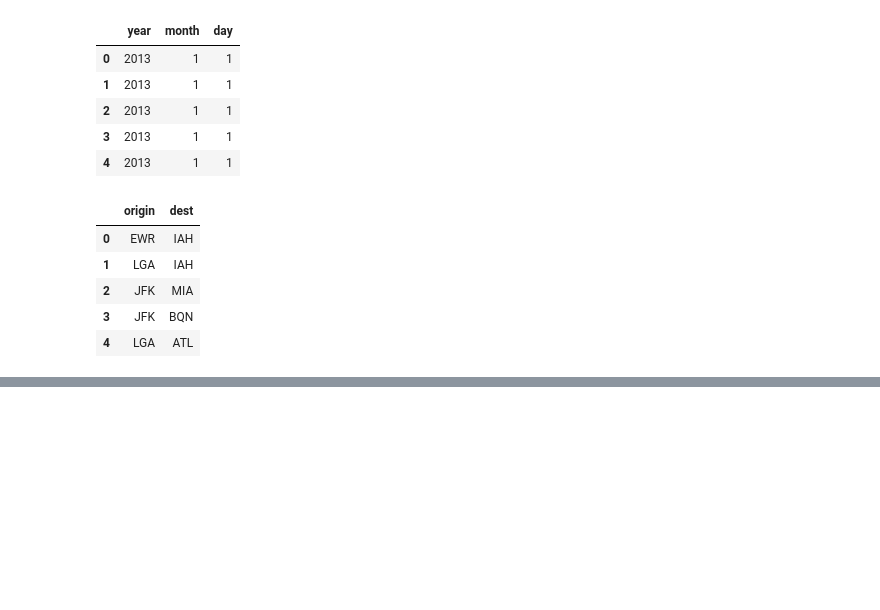
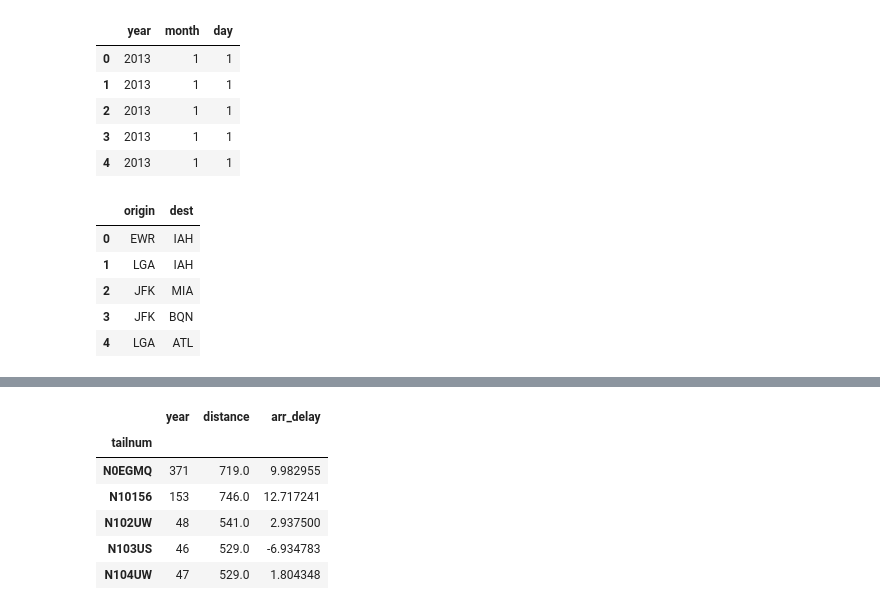
Before and after one commit to rmroman/dataPy_CADi, a Jupyter notebook: dataPyPersonal/Flights.ipynb, the cells around one changed output, grey strips where cells are left out. Saved outputs shown, nothing was run; the diff lists cells and outputs as text; code cells hidden in the pictures; blank space fills up the shorter version.

```diff
--- a/dataPyPersonal/Flights.ipynb
+++ b/dataPyPersonal/Flights.ipynb
@@ -66,0 +88,17 @@ flights['speed'] = flights.distance / flights.air_time * 60
+# %%
+# Aggregated statistics
+planes = flights.groupby("tailnum")
+delay = planes.agg({
+    "year": "count",
+    "distance": "median",
+    "arr_delay": "mean"
+})
+delay.query("year > 20 & distance < 2000").head()
+# %% [output]
+|  | year | distance | arr_delay |
+| tailnum |  |  |  |
+| N0EGMQ | 371 | 719.0 | 9.982955 |
+| N10156 | 153 | 746.0 | 12.717241 |
+| N102UW | 48 | 541.0 | 2.937500 |
+| N103US | 46 | 529.0 | -6.934783 |
+| N104UW | 47 | 529.0 | 1.804348 |
```
Also changed, not shown: parts of 4 cells of this notebook.
